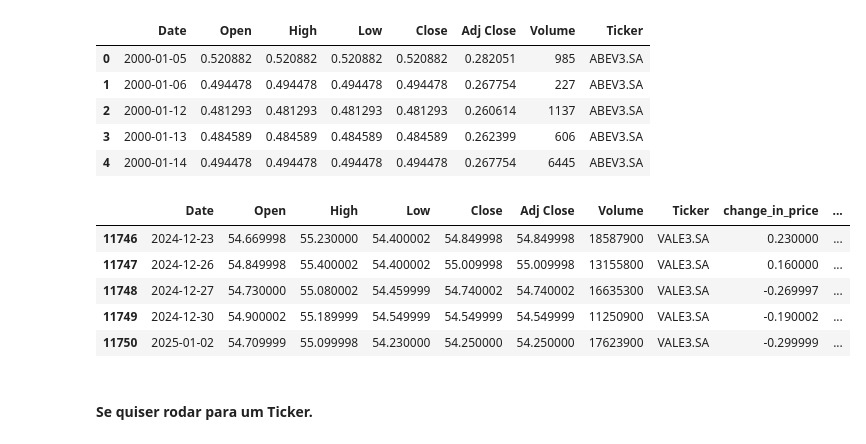
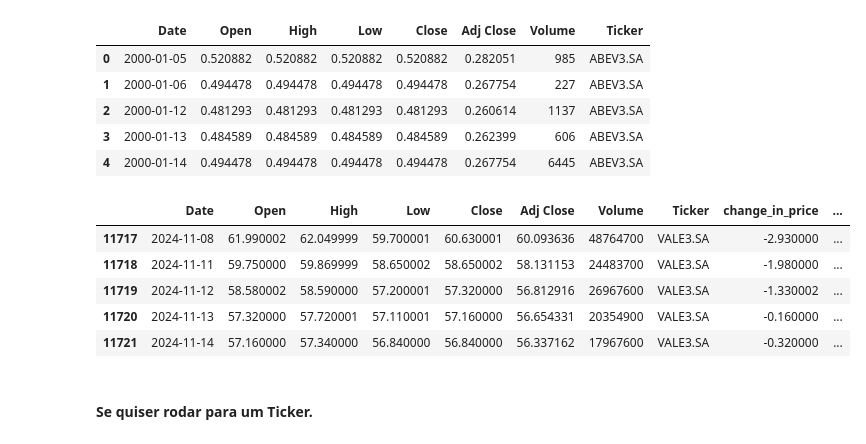
Before and after one commit to Bruno-Santana-Eco/TCC_Machine_learning, a Jupyter notebook: Teste Alpha.ipynb, the cells around one changed output. Cells and saved outputs as stored; diff of their text form; code cells hidden in the pictures.

```diff
--- a/Teste Alpha.ipynb
+++ b/Teste Alpha.ipynb
@@ -74,7 +74,7 @@ def obv(group, smoothed_col):
 alpha_list = [0.10, 0.20, 0.30, 0.40, 0.50, 0.60, 0.70, 0.80, 0.90]
 
 # Período para calcular o target, RSI e estocástico
-d = 1
+d = 30
 n = 14
 e = 9
 
@@ -149,38 +149,38 @@ price_data['Smoothed_Close_1'] = price_data.groupby('Ticker')['Close'].transform
 price_data['Smoothed_Close_1'] = np.where(mask, np.nan, price_data['Smoothed_Close_1'])
 
 price_data['Verify'] = price_data.groupby('Ticker')['Smoothed_Close_1'].transform(
     lambda x: calculate_target(x, d)
 )
 price_data['Verify'] = np.where(mask, np.nan, price_data['Verify'])
 
 # Cálculo do RSI
 up_df = price_data[['Ticker', 'change_in_price']].copy()
 down_df = price_data[['Ticker', 'change_in_price']].copy()
 
 up_df['change_in_price'] = up_df['change_in_price'].where(up_df['change_in_price'] > 0, 0)
 down_df['change_in_price'] = down_df['change_in_price'].where(down_df['change_in_price'] < 0, 0).abs()
 
 ewma_up = up_df.groupby('Ticker')['change_in_price'].transform(lambda x: x.ewm(span=n).mean())
 ewma_down = down_df.groupby('Ticker')['change_in_price'].transform(lambda x: x.ewm(span=n).mean())
 
 relative_strength = ewma_up / ewma_down
 price_data['RSI'] = 100.0 - (100.0 / (1.0 + relative_strength))
 
 price_data['up_days'] = up_df['change_in_price']
 price_data['down_days'] = down_df['change_in_price']
 
 # Remover as linhas com NaN
 price_data = price_data.dropna()
 
 # Visualizar o DataFrame atualizado
 price_data.tail()
 # %% [output]
 |  | Date | Open | High | Low | Close | Adj Close | Volume | Ticker | change_in_price | ... |
-| 11746 | 2024-12-23 | 54.669998 | 55.230000 | 54.400002 | 54.849998 | 54.849998 | 18587900 | VALE3.SA | 0.230000 | ... |
-| 11747 | 2024-12-26 | 54.849998 | 55.400002 | 54.400002 | 55.009998 | 55.009998 | 13155800 | VALE3.SA | 0.160000 | ... |
-| 11748 | 2024-12-27 | 54.730000 | 55.080002 | 54.459999 | 54.740002 | 54.740002 | 16635300 | VALE3.SA | -0.269997 | ... |
-| 11749 | 2024-12-30 | 54.900002 | 55.189999 | 54.549999 | 54.549999 | 54.549999 | 11250900 | VALE3.SA | -0.190002 | ... |
-| 11750 | 2025-01-02 | 54.709999 | 55.099998 | 54.230000 | 54.250000 | 54.250000 | 17623900 | VALE3.SA | -0.299999 | ... |
+| 11717 | 2024-11-08 | 61.990002 | 62.049999 | 59.700001 | 60.630001 | 60.093636 | 48764700 | VALE3.SA | -2.930000 | ... |
+| 11718 | 2024-11-11 | 59.750000 | 59.869999 | 58.650002 | 58.650002 | 58.131153 | 24483700 | VALE3.SA | -1.980000 | ... |
+| 11719 | 2024-11-12 | 58.580002 | 58.590000 | 57.200001 | 57.320000 | 56.812916 | 26967600 | VALE3.SA | -1.330002 | ... |
+| 11720 | 2024-11-13 | 57.320000 | 57.720001 | 57.110001 | 57.160000 | 56.654331 | 20354900 | VALE3.SA | -0.160000 | ... |
+| 11721 | 2024-11-14 | 57.160000 | 57.340000 | 56.840000 | 56.840000 | 56.337162 | 17967600 | VALE3.SA | -0.320000 | ... |
 # %% [markdown]
 #### Se quiser rodar para um Ticker.
 # %%
```
Also changed, not shown: parts of 2 cells of this notebook, 1 other file.
